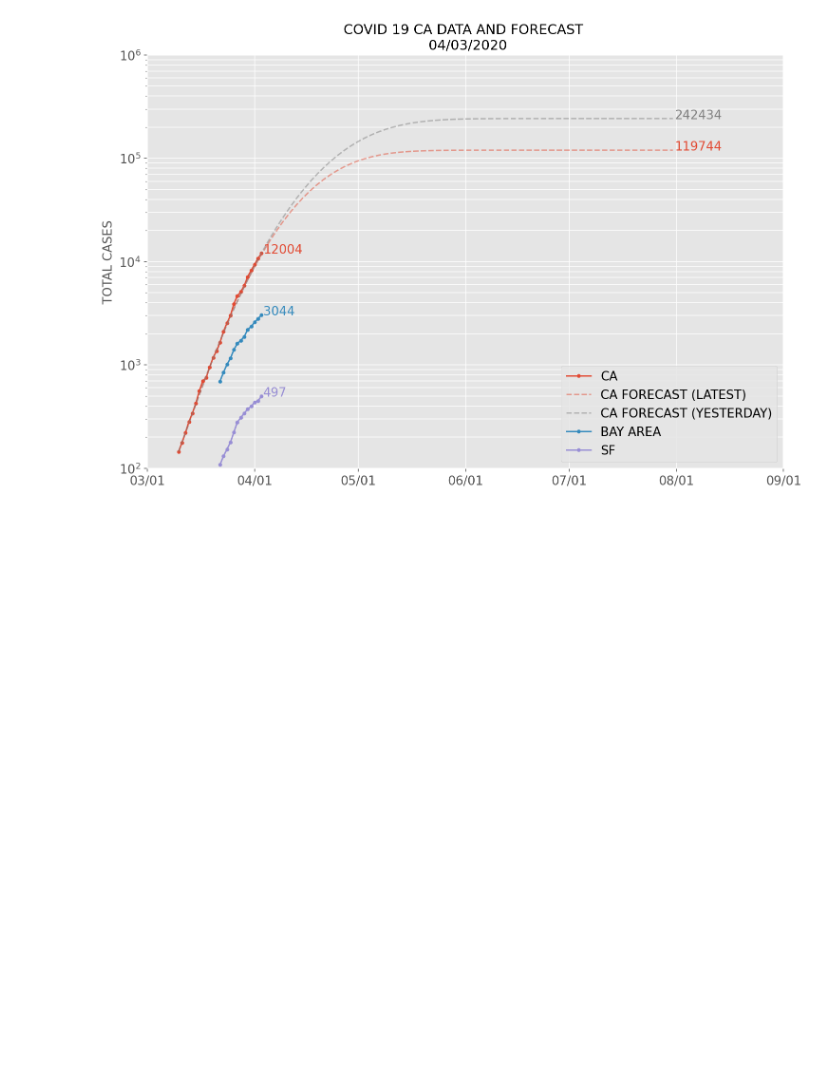
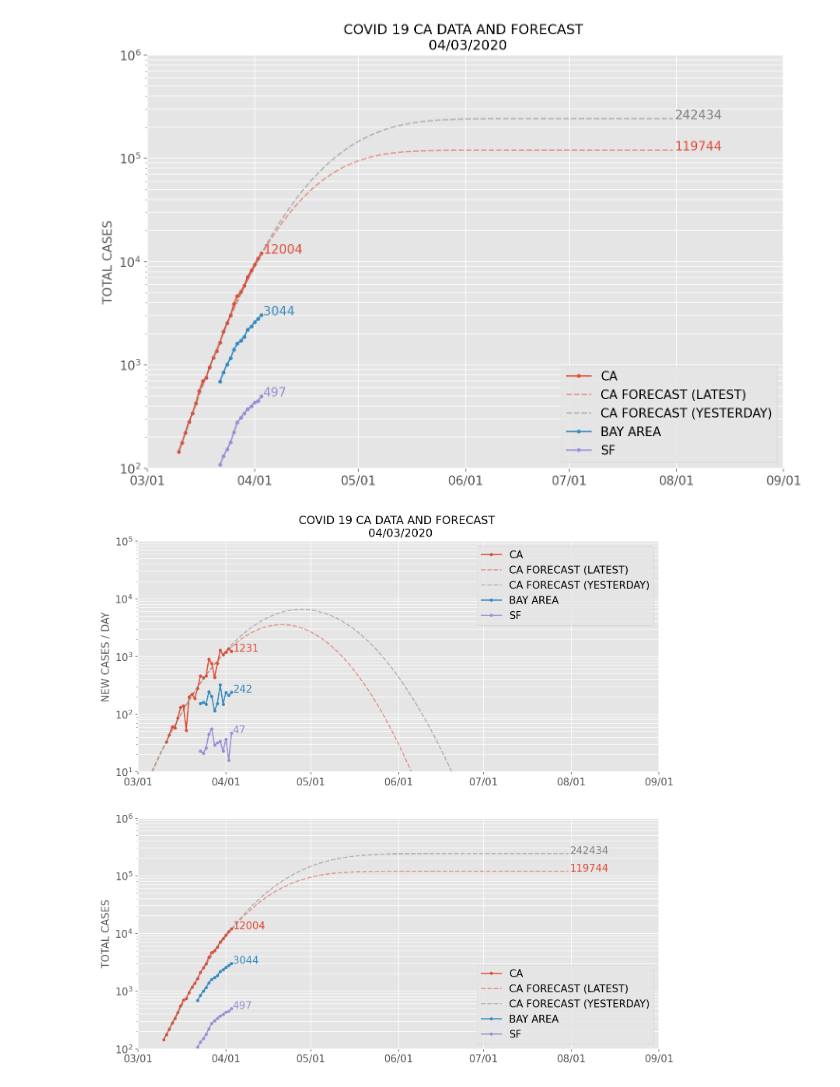
Before and after one commit to audricc/covid19, a Jupyter notebook: Covid19.ipynb, the cells around one changed output. Saved outputs shown, nothing was run; the diff lists cells and outputs as text; code cells hidden in the pictures; blank space fills up the shorter version.

```diff
--- a/Covid19.ipynb
+++ b/Covid19.ipynb
@@ -167,6 +167,73 @@ pl.yticks(fontsize=13)
 pl.grid(True,which="both",ls="-")
 # %% [output]
 [figure]
+# %%
+# COMBINED GRAPH
+
+pylab.rcParams['figure.figsize'] = 12, 12
+
+# plot 1
+pl.subplot(211)
+
+ax1 = pl.plot(data_ca.ds, data_ca.Confirmed_new, marker='.', label='CA')
+pl.plot(ds_forecast, np.exp(y_forecast), c=ax1[0].get_color(), ls='--', alpha=0.5, label='CA FORECAST (LATEST)')
+pl.plot(ds_forecast, np.exp(y_forecast_prev), c='gray', ls='--', alpha=0.5, label='CA FORECAST (YESTERDAY)')
+pl.text(data_ca.ds.iloc[-1]+dt.timedelta(0.5), data_ca.Confirmed_new.iloc[-1], s=int(data_ca.Confirmed_new.iloc[-1]), c=ax1[0].get_color(), fontsize=13)
+
+ax2 = pl.plot(data_bay.ds, data_bay.Confirmed_new, marker='.',  label='BAY AREA')
+pl.text(data_bay.ds.iloc[-1]+dt.timedelta(0.5), data_bay.Confirmed_new.iloc[-1], s=int(data_bay.Confirmed_new.iloc[-1]), c=ax2[0].get_color(), fontsize=13)
+
+ax3 = pl.plot(data_sf.ds, data_sf.Confirmed_new, marker='.',  label='SF')
+pl.text(data_sf.ds.iloc[-1]+dt.timedelta(0.5), data_sf.Confirmed_new.iloc[-1], s=int(data_sf.Confirmed_new.iloc[-1]), c=ax3[0].get_color(), fontsize=13)
+
+# formatting
+fmt = mdates.DateFormatter("%m/%d")
+ax = pl.gca()
+ax.xaxis.set_major_formatter(fmt)
+
+pl.title('COVID 19 CA DATA AND FORECAST \n {0}'.format(data_ca.ds.iloc[-1].strftime('%m/%d/%Y')))
+pl.xlim(dt.datetime(2020,3,1), dt.datetime(2020,9,1))
+pl.ylim(10, 1e5)
+pl.yscale('log')
+pl.ylabel('NEW CASES / DAY', fontsize=13)
+pl.legend(fontsize=13)
+pl.xticks(fontsize=13)
+pl.yticks(fontsize=13)
+pl.grid(True,which="both",ls="-")
+
+# plot 2
+pl.subplot(212)
+
+ax1 = pl.plot(data_ca.ds, data_ca.Confirmed, marker='.', label='CA')
+pl.text(data_ca.ds.iloc[-1]+dt.timedelta(0.5), data_ca.Confirmed.iloc[-1], s=int(data_ca.Confirmed.iloc[-1]), c=ax1[0].get_color(), fontsize=13)
+
+pl.plot(df_forecast.ds, df_forecast.Confirmed, c=ax1[0].get_color(), ls='--', alpha=0.5, label='CA FORECAST (LATEST)')
+pl.text(df_forecast.ds.iloc[-1]+dt.timedelta(0.5), df_forecast.Confirmed.iloc[-1], s=int(df_forecast.Confirmed.iloc[-1]), c=ax1[0].get_color(), fontsize=13)
+
+pl.plot(df_forecast_prev.ds, df_forecast_prev.Confirmed, c='gray', ls='--', alpha=0.5, label='CA FORECAST (YESTERDAY)')
+pl.text(df_forecast_prev.ds.iloc[-1]+dt.timedelta(0.5), df_forecast_prev.Confirmed.iloc[-1], s=int(df_forecast_prev.Confirmed.iloc[-1]), c='gray', fontsize=13)
+
+ax2 = pl.plot(data_bay.ds, data_bay.Confirmed, marker='.',  label='BAY AREA')
+pl.text(data_bay.ds.iloc[-1]+dt.timedelta(0.5), data_bay.Confirmed.iloc[-1], s=int(data_bay.Confirmed.iloc[-1]), c=ax2[0].get_color(), fontsize=13)
+
+ax3 = pl.plot(data_sf.ds, data_sf.Confirmed, marker='.',  label='SF')
+pl.text(data_sf.ds.iloc[-1]+dt.timedelta(0.5), data_sf.Confirmed.iloc[-1], s=int(data_sf.Confirmed.iloc[-1]), c=ax3[0].get_color(), fontsize=13)
+
+# formatting
+fmt = mdates.DateFormatter("%m/%d")
+ax = pl.gca()
+ax.xaxis.set_major_formatter(fmt)
+
+pl.xlim(dt.datetime(2020,3,1), dt.datetime(2020,9,1))
+pl.ylim(1e2, 1e6)
+pl.yscale('log')
+pl.ylabel('TOTAL CASES', fontsize=13)
+pl.legend(fontsize=13, loc='lower right')
+pl.xticks(fontsize=13)
+pl.yticks(fontsize=13)
+pl.grid(True,which="both",ls="-")
+# %% [output]
+[figure, added]
 # %%
 # CALIFORNIA FORECAST: DEATHS NEW
 
```
